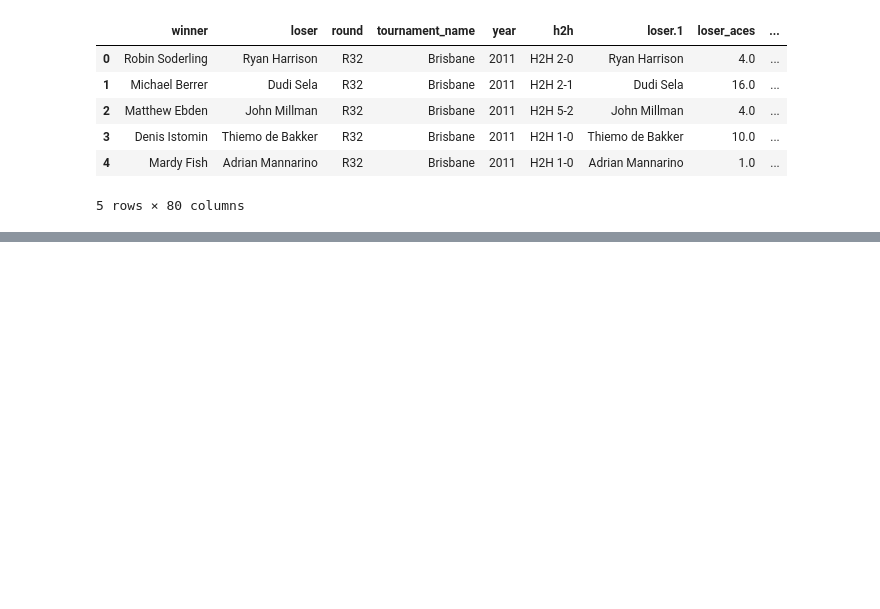
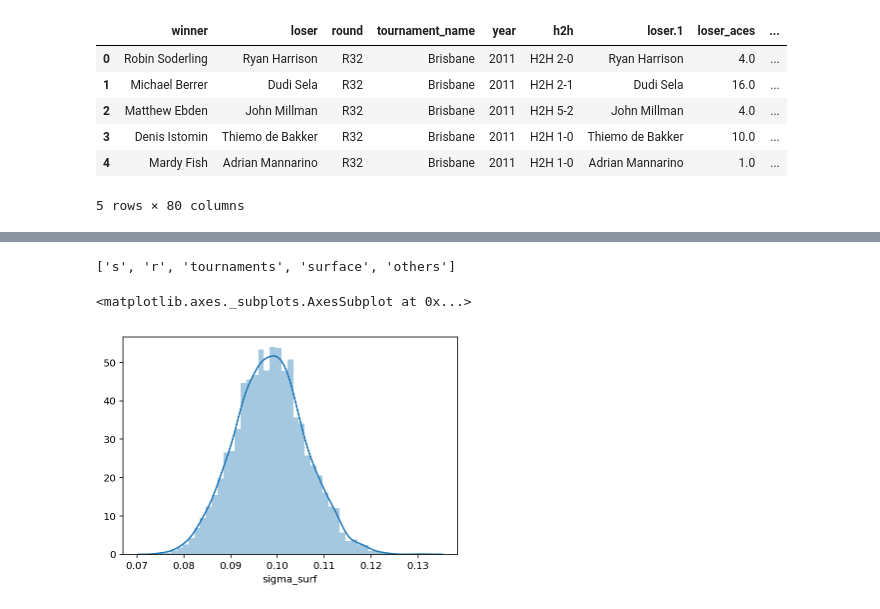
Before and after one commit to martiningram/tennis_bayes_point_based, a Jupyter notebook: Example.ipynb, the cells around one changed output, grey strips where cells are left out. Saved outputs shown, nothing was run; the diff lists cells and outputs as text; code cells hidden in the pictures; blank space fills up the shorter version.

Commit message:
Added posterior visualisation to example

```diff
--- a/Example.ipynb
+++ b/Example.ipynb
@@ -42,0 +66,5 @@ plt.title('Serve probability posteriors')
+# %%
+# Look at the stored posteriors
+import cPickle as pkl
+
+stored = pkl.load(open('./saved_posteriors/2013-04-01T00:00:00_6_months_2014-04-01T00:00:00.pkl', 'rb'))
@@ -42,0 +96,11 @@ plt.title('Serve probability posteriors')
+# %%
+# Look at a posterior
+posteriors = stored['posteriors']
+posteriors.keys()
+# %% [output]
+['s', 'r', 'tournaments', 'surface', 'others']
+# %%
+sns.distplot(posteriors['others']['sigma_surf'])
+# %% [output]
+<matplotlib.axes._subplots.AxesSubplot at 0x...>
+[figure, added]
```
Also changed, not shown: parts of 8 cells of this notebook.
